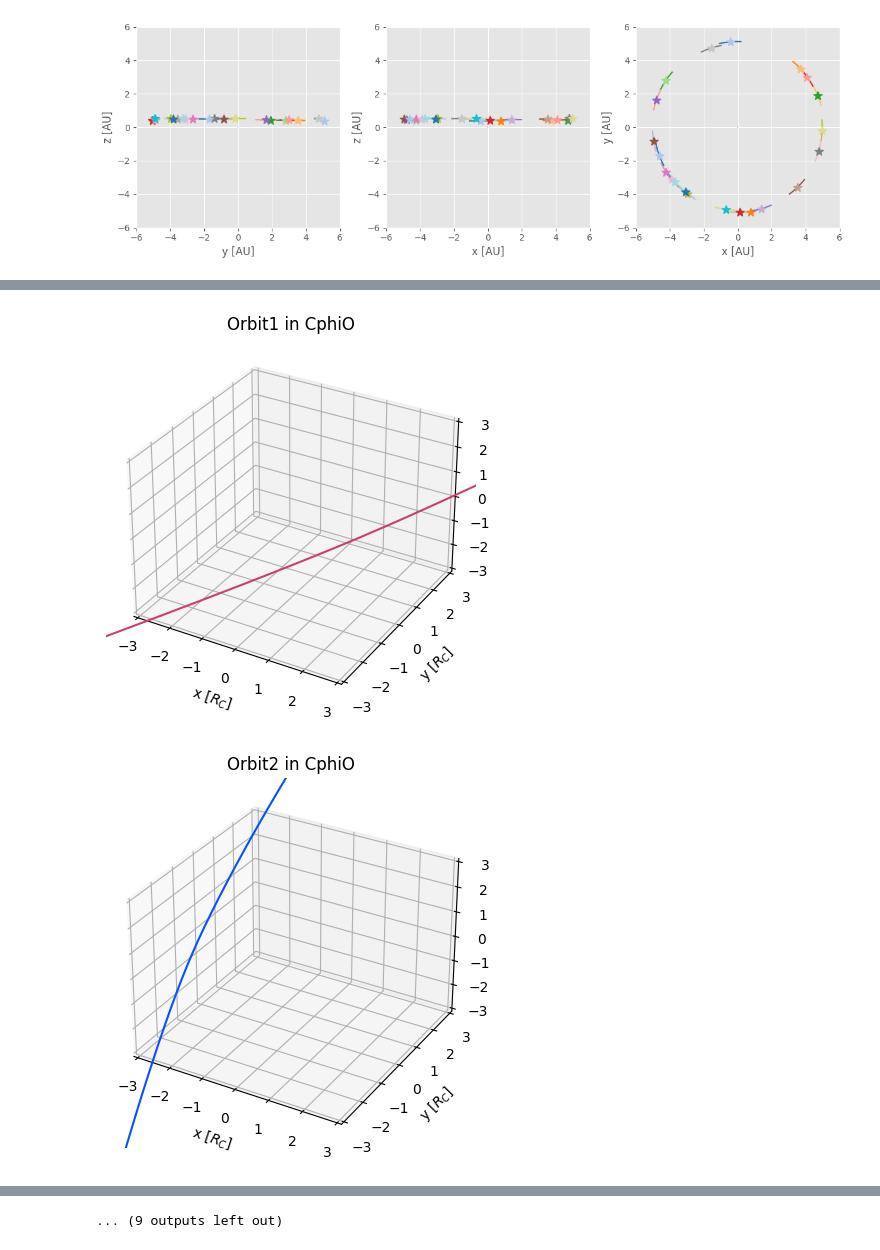
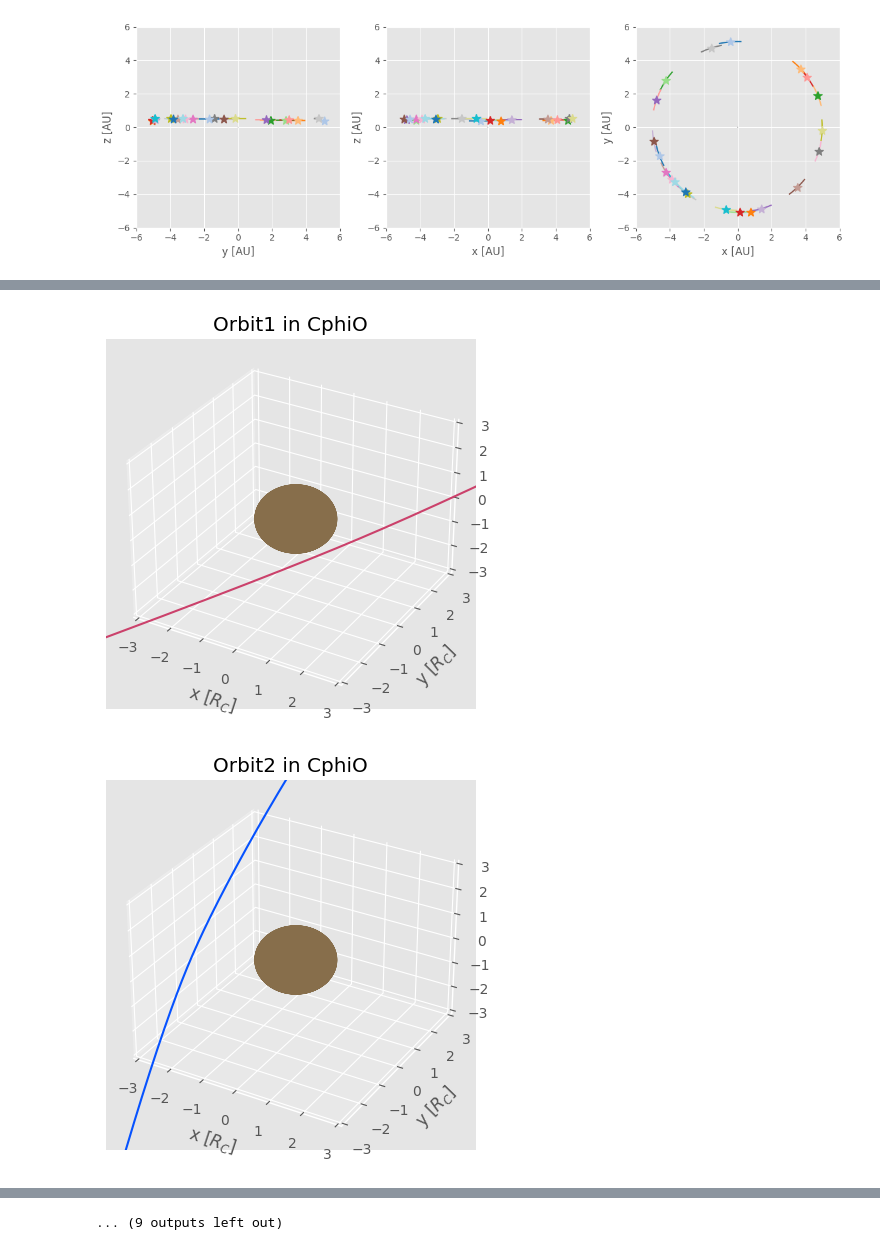
Before and after one commit to vera-br/Callisto, a Jupyter notebook: plotting.ipynb, the cells around one changed output, grey strips where cells are left out. Cells and saved outputs as stored; diff of their text form; code cells hidden in the pictures.

```diff
--- a/plotting.ipynb
+++ b/plotting.ipynb
@@ -281,24 +281,24 @@ fig, ax = plt.subplots(figsize=(6,5))
 
 plt.xticks(rotation=90)
 
-for orbit, vector in Juice_CA.items():
+for orbit, vector in Jupiter_CA.items():
     vector[1:5] = vector[1:5] / R_C
     vector[5] = np.degrees(vector[5])
     vector[6] = np.degrees(vector[6])
-    ax.plot(orbit, vector[5], '*', markersize=10, color='#f94144')
-
+    ax.plot(orbit, vector[6], '*', markersize=10, color='#f94144')
+'''
 for orbit, vector in Galileo_CA.items():
     vector[1:5] = vector[1:5] / R_C
     vector[5] = np.degrees(vector[5])
     vector[6] = np.degrees(vector[6])
-    ax.plot(orbit, vector[5], '*', markersize=10, color='#577590')
-
+    ax.plot(orbit, vector[4], '*', markersize=10, color='#577590')
+'''
 # Create custom legend handles and labels
 juice_legend = mlines.Line2D([], [], color='#f94144', marker='*', markersize=10, label='Juice')
 galileo_legend = mlines.Line2D([], [], color='#577590', marker='*', markersize=10, label='Galileo')
 
 # Add the legend with custom handles and labels
-ax.set_ylabel("theta [deg]")
+ax.set_ylabel("r [R_C]")
 ax.legend(handles=[juice_legend, galileo_legend])
 
 plt.tight_layout()
@@ -346,33 +346,33 @@ common_zlim = (-lim, lim)
 u = np.linspace(0, 2 * np.pi, 100)
 v = np.linspace(0, np.pi, 100)
 x = np.outer(np.cos(u), np.sin(v))
 y = np.outer(np.sin(u), np.sin(v))
 z = np.outer(np.ones(np.size(u)), np.cos(v))
 
 i = 0
 
 for orbit, vector in Juice.items():
     color = next(color_cycle)
 
     fig = plt.figure()
     ax = fig.add_subplot(projection='3d')
 
     ax.set_xlim(common_xlim)
     ax.set_ylim(common_ylim)
     ax.set_zlim(common_zlim)
 
     ax.set_xlabel('x [$R_C$]')
     ax.set_ylabel('y [$R_C$]')
     ax.set_zlabel('z [$R_C$]')
 
     # Plot Callisto surface
-    #ax.plot_surface(x, y, z, color='xkcd:dull brown', zorder='-1')
+    ax.scatter(x, y, z, color='xkcd:dull brown')
 
     ax.plot(vector[1] / R_C, vector[2] / R_C, vector[3] / R_C, color=color)
 
     i += 1
     plt.title('Orbit%s in CphiO' % (i))
     plt.show()
 # %% [output]
-[figure, old version]
+[figure, new version]
-[figure, old version]
+[figure, new version]
```
Also changed, not shown: parts of 2 cells of this notebook, 2 other files.
